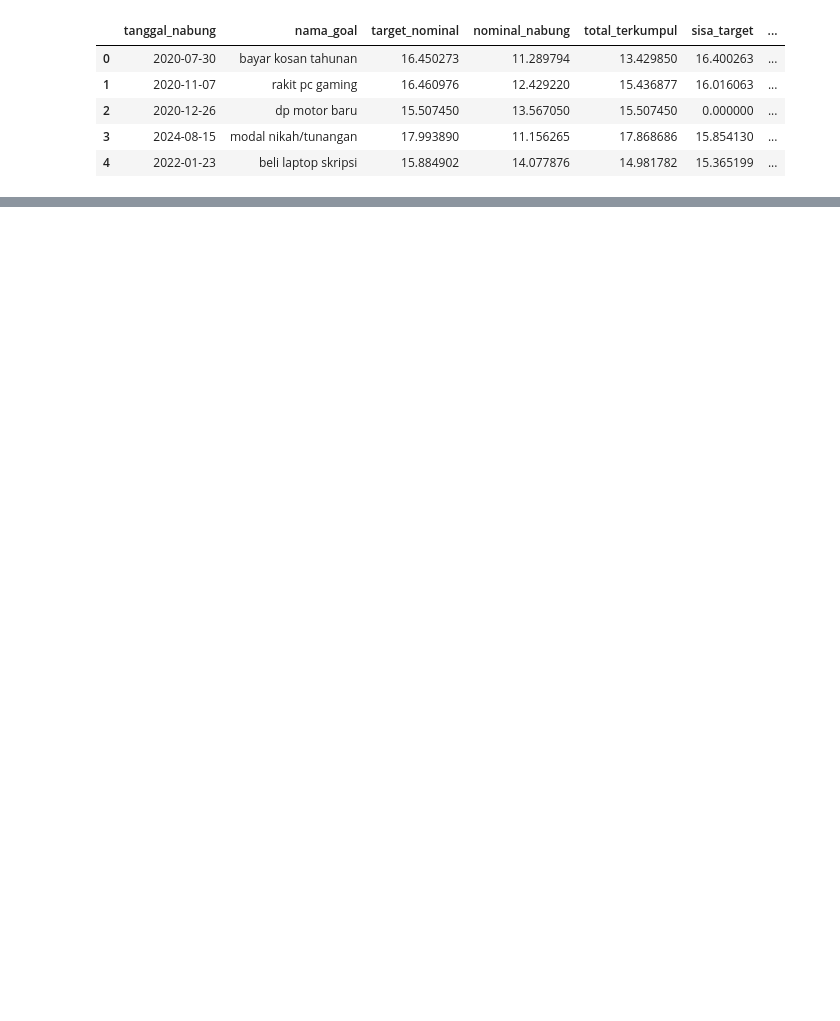
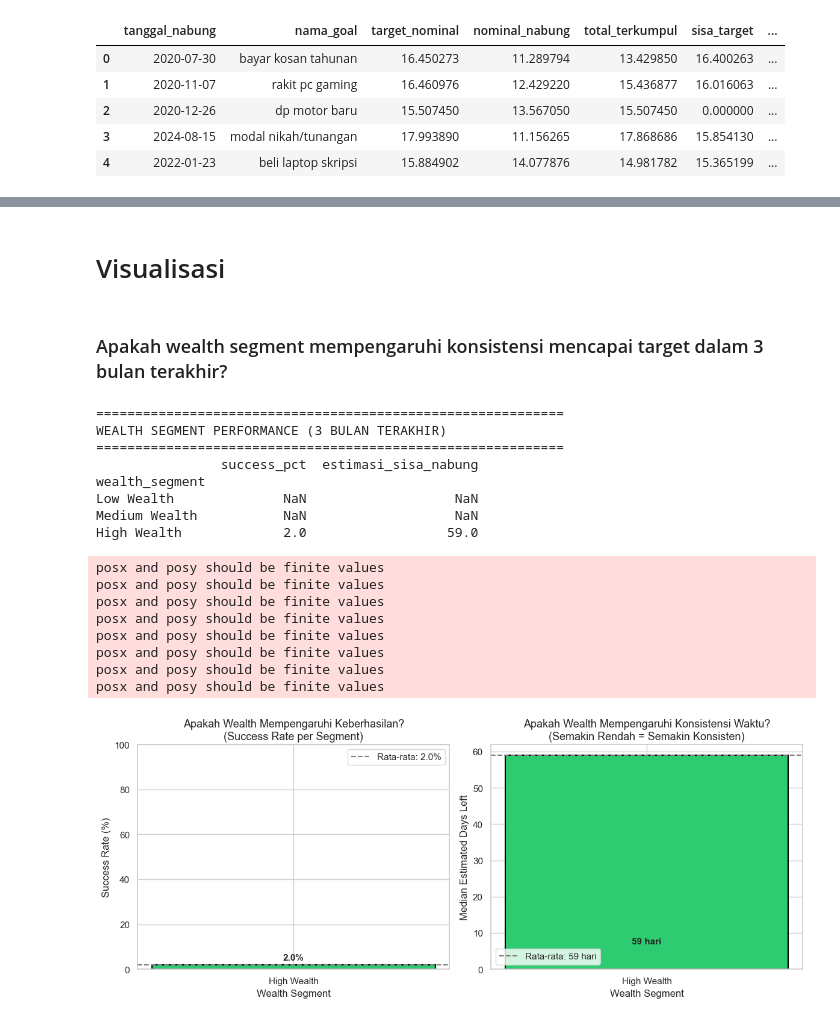
Before and after one commit to Capstone-Catatanku/Data-Science-Tabungan, a Jupyter notebook: Progress1.ipynb, the cells around one changed output, grey strips where cells are left out. Saved outputs shown, nothing was run; the diff lists cells and outputs as text; code cells hidden in the pictures; blank space fills up the shorter version.

```diff
--- a/Progress1.ipynb
+++ b/Progress1.ipynb
@@ -702,0 +1203,72 @@ memory usage: 3.5+ MB
+# %% [markdown]
+# Visualisasi
+# %% [markdown]
+### Apakah wealth segment mempengaruhi konsistensi mencapai target dalam 3 bulan terakhir?
+# %%
+order = ['Low Wealth', 'Medium Wealth', 'High Wealth']
+
+# Hitung metrik
+summary = df_recent.groupby('wealth_segment').agg({
+    'is_success': 'mean',
+    'estimasi_sisa_nabung': 'median'
+}).reindex(order)
+
+summary['success_pct'] = summary['is_success'] * 100
+
+print("="*60)
+print("WEALTH SEGMENT PERFORMANCE (3 BULAN TERAKHIR)")
+print("="*60)
+print(summary[['success_pct', 'estimasi_sisa_nabung']].round(1))
+print("\n")
+
+
+fig, (ax1, ax2) = plt.subplots(1, 2, figsize=(12, 5))
+
+# CHART 1: Success Rate
+colors = ['#e74c3c', '#f39c12', '#2ecc71']
+bars = ax1.bar(order, summary['success_pct'], color=colors, edgecolor='black', linewidth=1.5)
+ax1.axhline(y=df_recent['is_success'].mean()*100, color='gray', linestyle='--',
+            linewidth=1.5, label=f'Rata-rata: {df_recent["is_success"].mean()*100:.1f}%')
+ax1.set_ylabel('Success Rate (%)', fontsize=12)
+ax1.set_xlabel('Wealth Segment', fontsize=12)
+ax1.set_title('Apakah Wealth Mempengaruhi Keberhasilan?\n(Success Rate per Segment)', fontsize=13)
+ax1.set_ylim(0, 100)
+ax1.legend()
+
+for bar, val in zip(bars, summary['success_pct']):
+    ax1.text(bar.get_x() + bar.get_width()/2, bar.get_height() + 2,
+             f'{val:.1f}%', ha='center', fontweight='bold', fontsize=11)
+
+# CHART 2: Konsistensi Waktu (Estimated Days Left)
+ax2.bar(order, summary['estimasi_sisa_nabung'], color=colors, edgecolor='black', linewidth=1.5)
+ax2.axhline(y=df_recent['estimasi_sisa_nabung'].median(), color='gray', linestyle='--',
+            linewidth=1.5, label=f'Rata-rata: {df_recent["estimasi_sisa_nabung"].median():.0f} hari')
+ax2.set_ylabel('Median Estimated Days Left', fontsize=12)
+ax2.set_xlabel('Wealth Segment', fontsize=12)
+ax2.set_title('Apakah Wealth Mempengaruhi Konsistensi Waktu?\n(Semakin Rendah = Semakin Konsisten)', fontsize=13)
+ax2.legend()
+
+for bar, val in zip(bars, summary['estimasi_sisa_nabung']):
+    ax2.text(bar.get_x() + bar.get_width()/2, bar.get_height() + 5,
+             f'{val:.0f} hari', ha='center', fontweight='bold', fontsize=11)
+
+plt.tight_layout()
+plt.show()
+# %% [output]
+============================================================
+WEALTH SEGMENT PERFORMANCE (3 BULAN TERAKHIR)
+============================================================
+                success_pct  estimasi_sisa_nabung
+wealth_segment
+Low Wealth              NaN                   NaN
+Medium Wealth           NaN                   NaN
+High Wealth             2.0                  59.0
+posx and posy should be finite values
+posx and posy should be finite values
+posx and posy should be finite values
+posx and posy should be finite values
+posx and posy should be finite values
+posx and posy should be finite values
+posx and posy should be finite values
+posx and posy should be finite values
+[figure, added]
```
Also changed, not shown: parts of 34 cells of this notebook, 3 other files.
